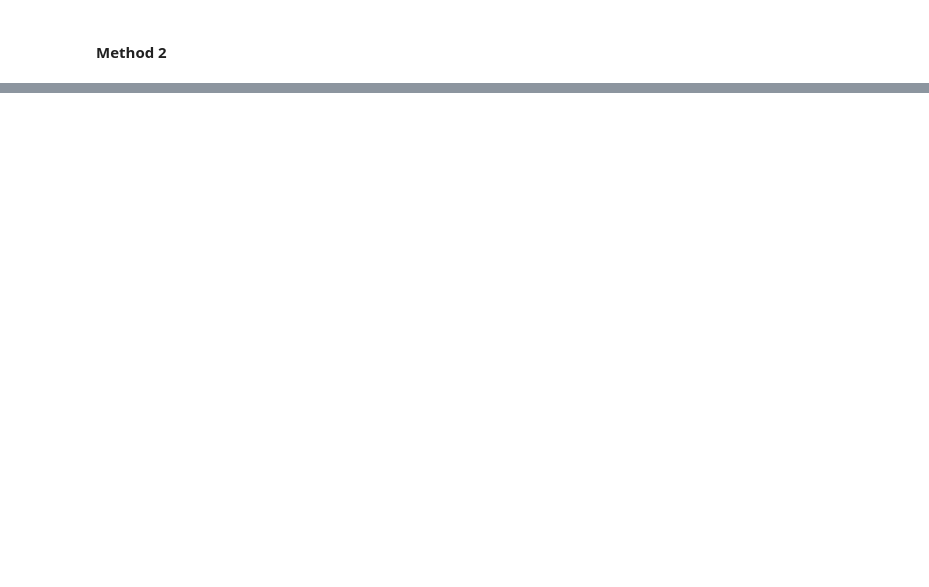
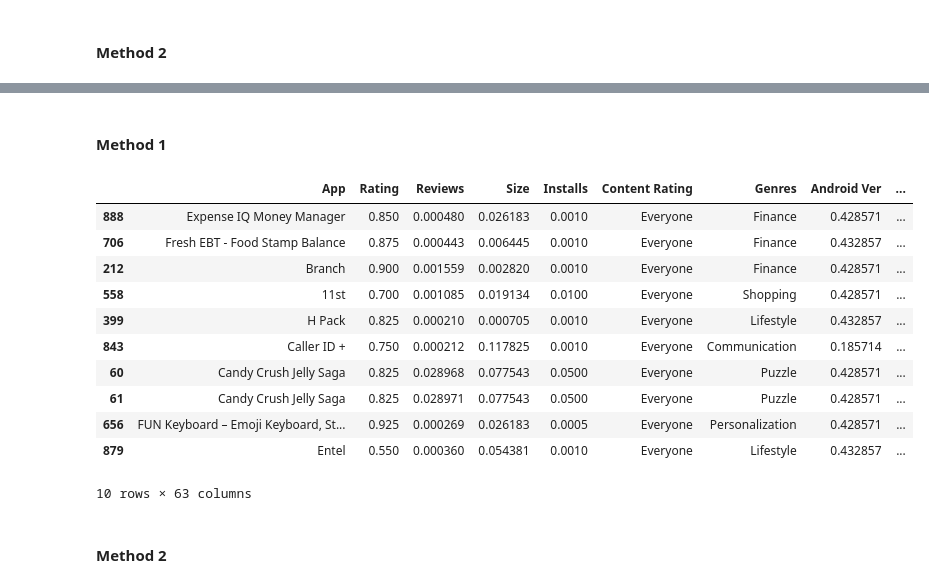
Before and after one commit to RavMRafiki/Recommendation-System, a Jupyter notebook: App_recommendation_system.ipynb, the cells around one changed output, grey strips where cells are left out. Cells and saved outputs as stored; diff of their text form; code cells hidden in the pictures; blank space fills up the shorter version.

```diff
--- a/App_recommendation_system.ipynb
+++ b/App_recommendation_system.ipynb
@@ -440,0 +385,53 @@ KNNWithJaccardSimilarityCoefficient.recommendation(trainingSet.copy(),validating
+# %% [markdown]
+<h4>Method 1</h4>
+# %%
+avgRating = pd.to_numeric(validatingSet['Rating'], errors='coerce').mean()
+avgReviews = pd.to_numeric(validatingSet['Reviews'], errors='coerce').mean()
+avgSize = pd.to_numeric(validatingSet['Size'], errors='coerce').mean()
+avgInstalls = pd.to_numeric(validatingSet['Installs'], errors='coerce').mean()
+maxAndroidVer = max(validatingSet['Android Ver'])
+genres = []
+for i in validatingSet.columns.tolist()[8:-1]:
+    genres.append(pd.to_numeric(validatingSet[i], errors='coerce').mean())
+avgAppList = ['avgApp',avgRating,avgReviews,avgSize,avgInstalls,validatingSet.iloc[0]['Content Rating'],"avgGenre",maxAndroidVer]
+for i in genres:
+    avgAppList.append(i)
+revs = []
+for i in validatingSet["reviews"].tolist():
+    i = i.split(";")
+    for j in i:
+        revs.append(j)
+words = {}
+for word in revs:
+        words[word] = 0
+for word in revs:
+        words[word] +=1
+revs = []
+for i in range(5):
+    try:
+        revs.append(max(words, key=words.get))
+        del words[max(words, key=words.get)]
+    except:
+        pass
+avgWords = ";".join(revs)
+avgAppList.append(avgWords)
+
+avgApp = pd.DataFrame(columns=validatingSet.columns.tolist())
+avgApp.loc[0] = avgAppList
+recommendedApps = KNNWithJaccardSimilarityCoefficient.clustering(trainingSet.copy(), validatingSet.iloc[0])
+recommendedApps.sort_values("distance").head(10)
+# %% [output]
+|  | App | Rating | Reviews | Size | Installs | Content Rating | Genres | Android Ver | ... |
+| 888 | Expense IQ Money Manager | 0.850 | 0.000480 | 0.026183 | 0.0010 | Everyone | Finance | 0.428571 | ... |
+| 706 | Fresh EBT - Food Stamp Balance | 0.875 | 0.000443 | 0.006445 | 0.0010 | Everyone | Finance | 0.432857 | ... |
+| 212 | Branch | 0.900 | 0.001559 | 0.002820 | 0.0010 | Everyone | Finance | 0.428571 | ... |
+| 558 | 11st | 0.700 | 0.001085 | 0.019134 | 0.0100 | Everyone | Shopping | 0.428571 | ... |
+| 399 | H Pack | 0.825 | 0.000210 | 0.000705 | 0.0010 | Everyone | Lifestyle | 0.432857 | ... |
+| 843 | Caller ID + | 0.750 | 0.000212 | 0.117825 | 0.0010 | Everyone | Communication | 0.185714 | ... |
+| 60 | Candy Crush Jelly Saga | 0.825 | 0.028968 | 0.077543 | 0.0500 | Everyone | Puzzle | 0.428571 | ... |
+| 61 | Candy Crush Jelly Saga | 0.825 | 0.028971 | 0.077543 | 0.0500 | Everyone | Puzzle | 0.428571 | ... |
+| 656 | FUN Keyboard – Emoji Keyboard, St... | 0.925 | 0.000269 | 0.026183 | 0.0005 | Everyone | Personalization | 0.428571 | ... |
+| 879 | Entel | 0.550 | 0.000360 | 0.054381 | 0.0010 | Everyone | Lifestyle | 0.432857 | ... |
+10 rows × 63 columns
+# %% [markdown]
+<h4>Method 2</h4>
```
Also changed, not shown: parts of 29 cells of this notebook, 2 other files.
